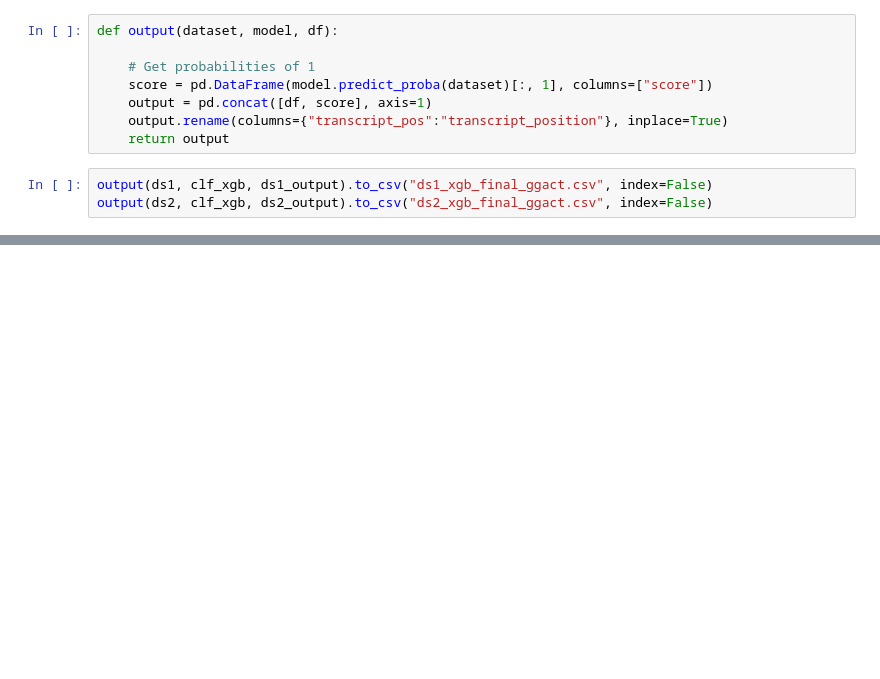
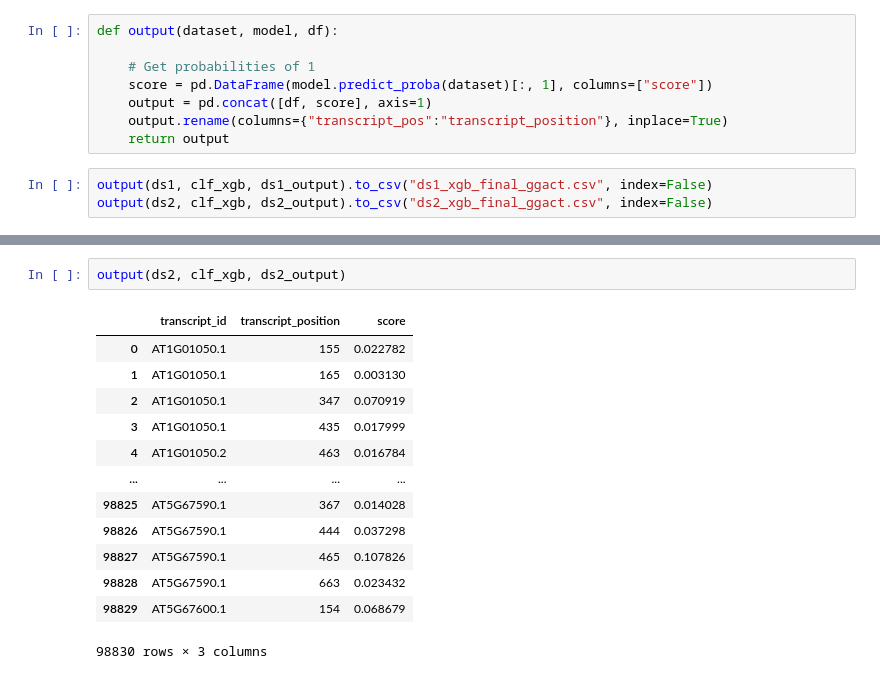
Before and after one commit to luajunan/DSA4262-ateam, a Jupyter notebook: source codes/Model_Training.ipynb, the cells around one changed output, grey strips where cells are left out. Cells and saved outputs as stored; diff of their text form; blank space fills up the shorter version.

```diff
--- a/source codes/Model_Training.ipynb
+++ b/source codes/Model_Training.ipynb
@@ -228,0 +342,16 @@ output(ds2, clf_xgb, ds2_output).to_csv("ds2_xgb_final_ggact.csv", index=False)
+# %%
+output(ds2, clf_xgb, ds2_output)
+# %% [output]
+|  | transcript_id | transcript_position | score |
+| 0 | AT1G01050.1 | 155 | 0.022782 |
+| 1 | AT1G01050.1 | 165 | 0.003130 |
+| 2 | AT1G01050.1 | 347 | 0.070919 |
+| 3 | AT1G01050.1 | 435 | 0.017999 |
+| 4 | AT1G01050.2 | 463 | 0.016784 |
+| ... | ... | ... | ... |
+| 98825 | AT5G67590.1 | 367 | 0.014028 |
+| 98826 | AT5G67590.1 | 444 | 0.037298 |
+| 98827 | AT5G67590.1 | 465 | 0.107826 |
+| 98828 | AT5G67590.1 | 663 | 0.023432 |
+| 98829 | AT5G67600.1 | 154 | 0.068679 |
+98830 rows × 3 columns
```
Also changed, not shown: parts of 24 cells of this notebook.
